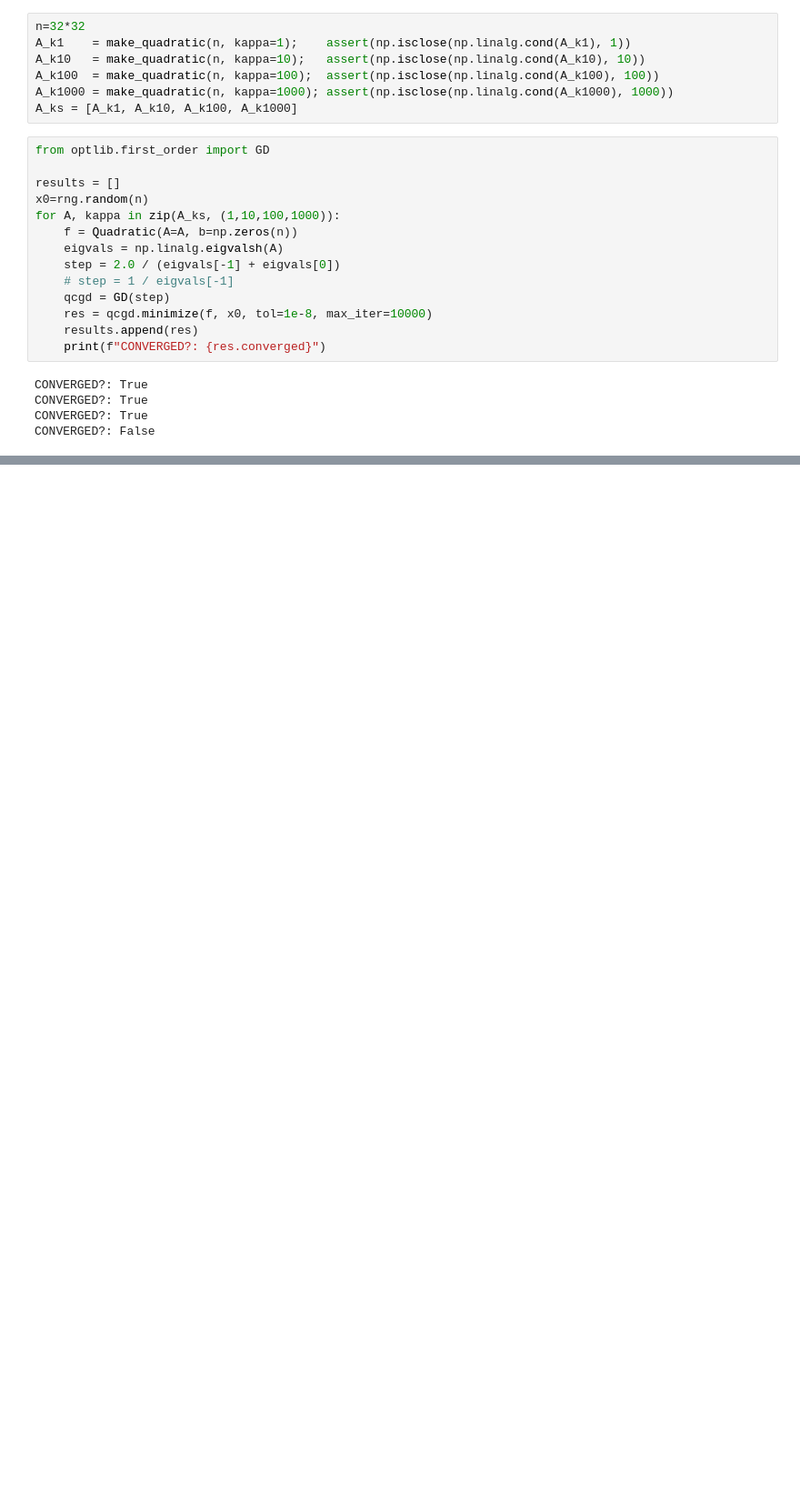
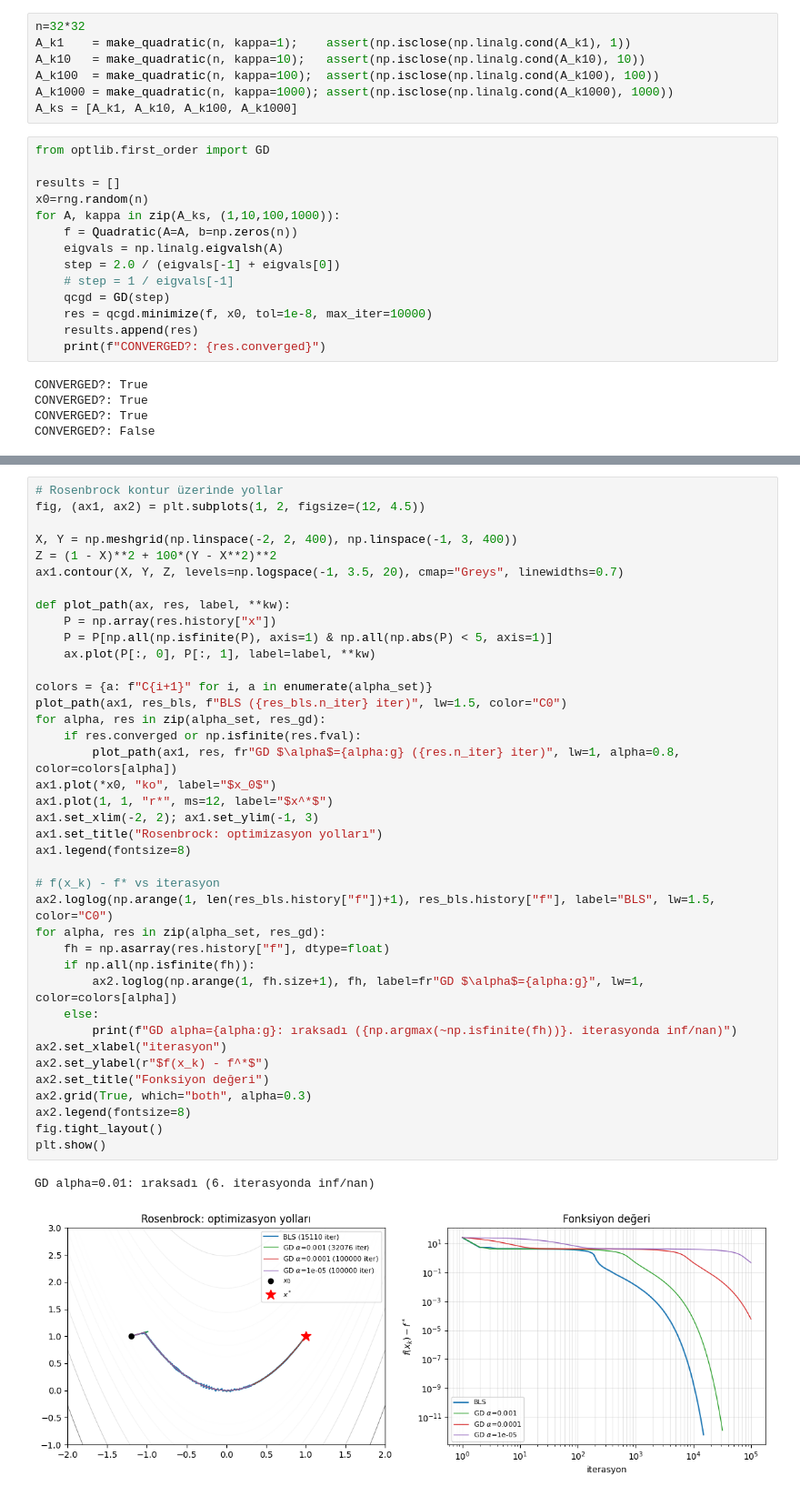
Before and after one commit to abardakci/optlib, a Jupyter notebook: notebooks/01-basics.ipynb, the cells around one changed output, grey strips where cells are left out. Shown at 91% size. Saved outputs shown, nothing was run; the diff lists cells and outputs as text; blank space fills up the shorter version.

```diff
--- a/notebooks/01-basics.ipynb
+++ b/notebooks/01-basics.ipynb
@@ -213,0 +226,42 @@ CONVERGED: False
+# %%
+# Rosenbrock kontur üzerinde yollar
+fig, (ax1, ax2) = plt.subplots(1, 2, figsize=(12, 4.5))
+
+X, Y = np.meshgrid(np.linspace(-2, 2, 400), np.linspace(-1, 3, 400))
+Z = (1 - X)**2 + 100*(Y - X**2)**2
+ax1.contour(X, Y, Z, levels=np.logspace(-1, 3.5, 20), cmap="Greys", linewidths=0.7)
+
+def plot_path(ax, res, label, **kw):
+    P = np.array(res.history["x"])
+    P = P[np.all(np.isfinite(P), axis=1) & np.all(np.abs(P) < 5, axis=1)]
+    ax.plot(P[:, 0], P[:, 1], label=label, **kw)
+
+colors = {a: f"C{i+1}" for i, a in enumerate(alpha_set)}
+plot_path(ax1, res_bls, f"BLS ({res_bls.n_iter} iter)", lw=1.5, color="C0")
+for alpha, res in zip(alpha_set, res_gd):
+    if res.converged or np.isfinite(res.fval):
+        plot_path(ax1, res, fr"GD $\alpha$={alpha:g} ({res.n_iter} iter)", lw=1, alpha=0.8, color=colors[alpha])
+ax1.plot(*x0, "ko", label="$x_0$")
+ax1.plot(1, 1, "r*", ms=12, label="$x^*$")
+ax1.set_xlim(-2, 2); ax1.set_ylim(-1, 3)
+ax1.set_title("Rosenbrock: optimizasyon yolları")
+ax1.legend(fontsize=8)
+
+# f(x_k) - f* vs iterasyon
+ax2.loglog(np.arange(1, len(res_bls.history["f"])+1), res_bls.history["f"], label="BLS", lw=1.5, color="C0")
+for alpha, res in zip(alpha_set, res_gd):
+    fh = np.asarray(res.history["f"], dtype=float)
+    if np.all(np.isfinite(fh)):
+        ax2.loglog(np.arange(1, fh.size+1), fh, label=fr"GD $\alpha$={alpha:g}", lw=1, color=colors[alpha])
+    else:
+        print(f"GD alpha={alpha:g}: ıraksadı ({np.argmax(~np.isfinite(fh))}. iterasyonda inf/nan)")
+ax2.set_xlabel("iterasyon")
+ax2.set_ylabel(r"$f(x_k) - f^*$")
+ax2.set_title("Fonksiyon değeri")
+ax2.grid(True, which="both", alpha=0.3)
+ax2.legend(fontsize=8)
+fig.tight_layout()
+plt.show()
+# %% [output]
+GD alpha=0.01: ıraksadı (6. iterasyonda inf/nan)
+[figure, added]
```
Also changed, not shown: parts of 14 cells of this notebook, 4 other files.
